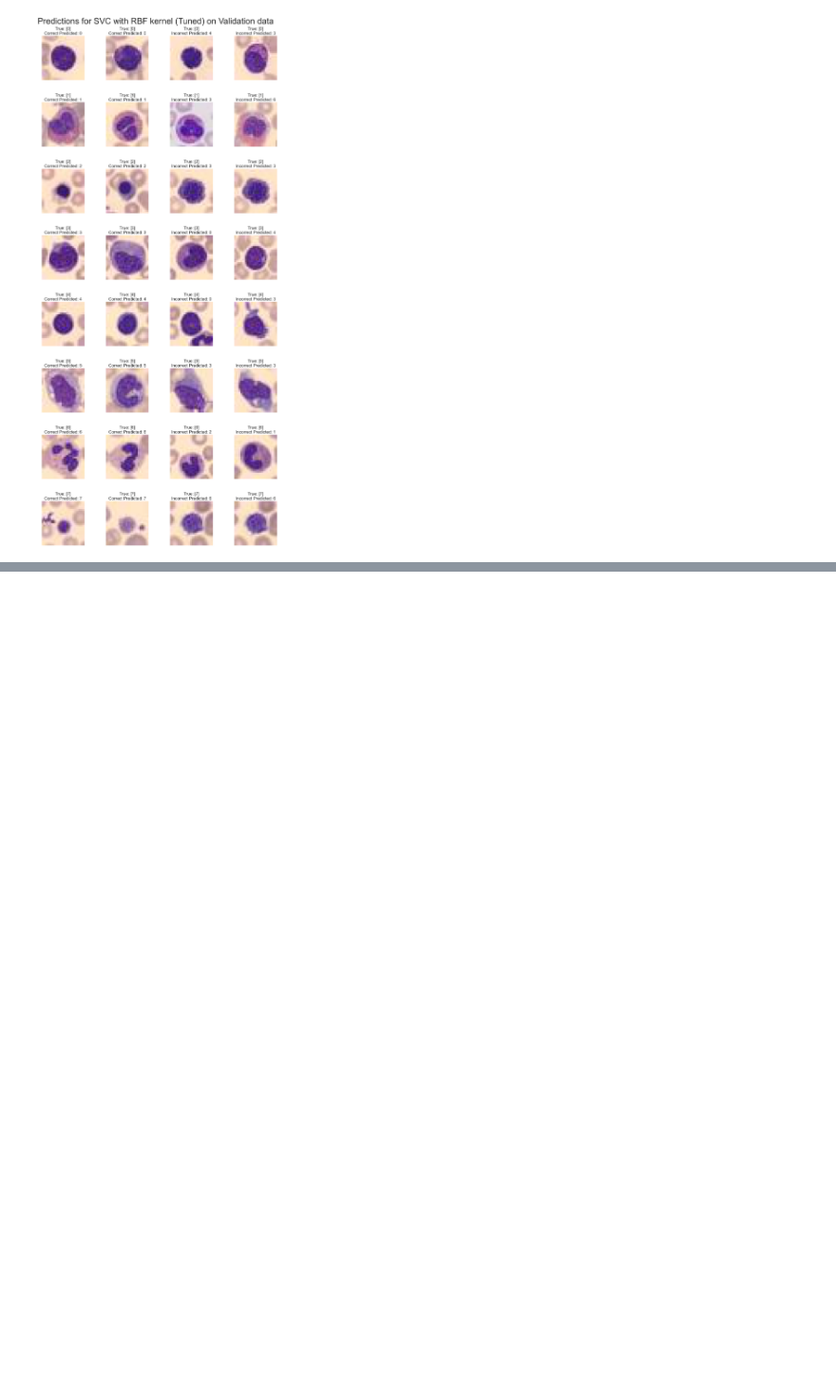
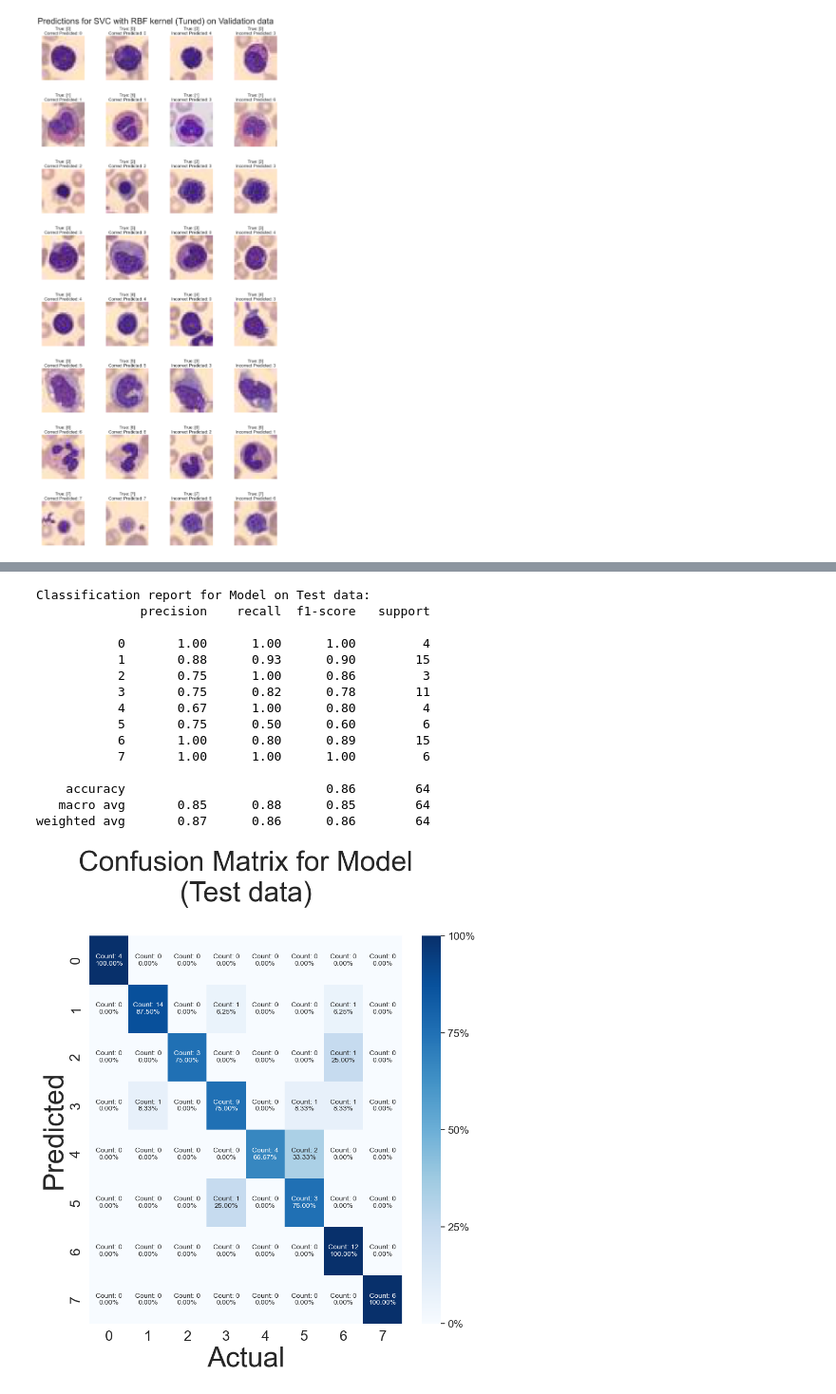
Before and after one commit to phil-mira/AMLS_assignment24_25, a Jupyter notebook: B/main_B.ipynb, the cells around one changed output, grey strips where cells are left out. Shown at 95% size. Cells and saved outputs as stored; diff of their text form; code cells hidden in the pictures; blank space fills up the shorter version.

```diff
--- a/B/main_B.ipynb
+++ b/B/main_B.ipynb
@@ -367,0 +406,25 @@ FileNotFoundError: [WinError 3] The system cannot find the path specified: 'C:\\
+# %%
+import importlib
+import helper_functions
+importlib.reload(helper_functions)
+from helper_functions import *
+
+# Plot the results
+test_and_plot(model, device, test_loader)
+# %% [output]
+Classification report for Model on Test data:
+              precision    recall  f1-score   support
+
+           0       1.00      1.00      1.00         4
+           1       0.88      0.93      0.90        15
+           2       0.75      1.00      0.86         3
+           3       0.75      0.82      0.78        11
+           4       0.67      1.00      0.80         4
+           5       0.75      0.50      0.60         6
+           6       1.00      0.80      0.89        15
+           7       1.00      1.00      1.00         6
+
+    accuracy                           0.86        64
+   macro avg       0.85      0.88      0.85        64
+weighted avg       0.87      0.86      0.86        64
+[figure, added]
```
Also changed, not shown: parts of 9 cells of this notebook, 2 other files.
